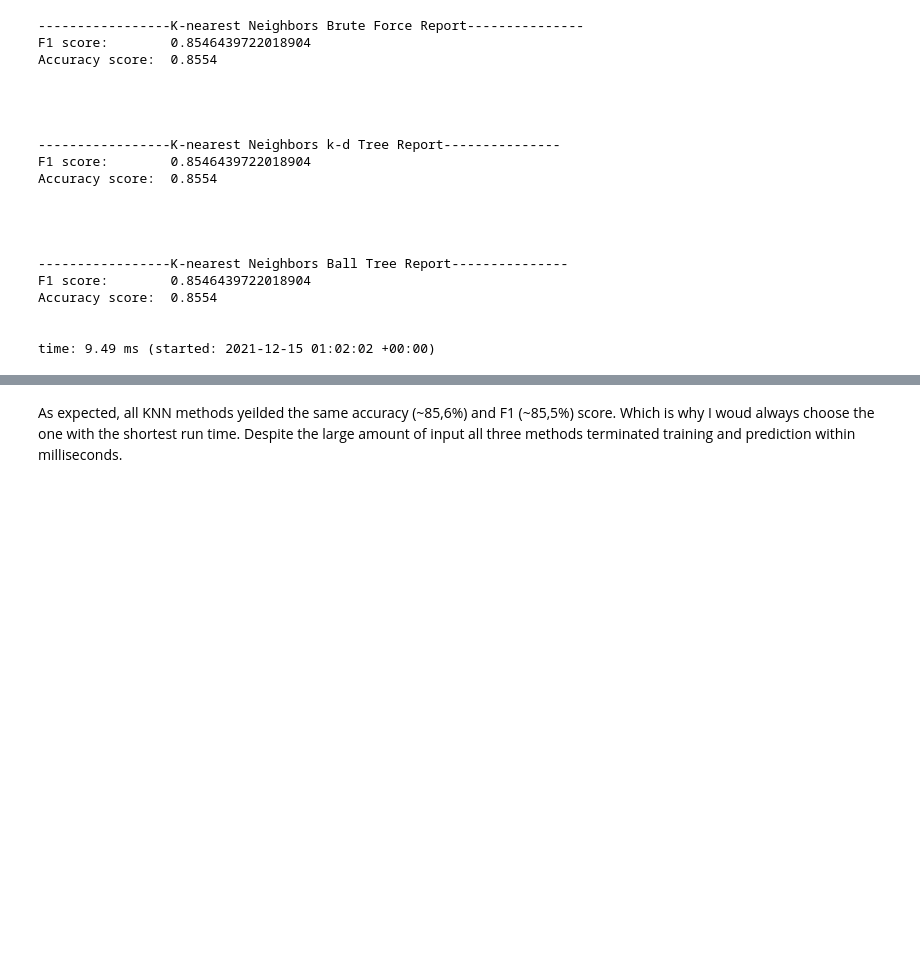
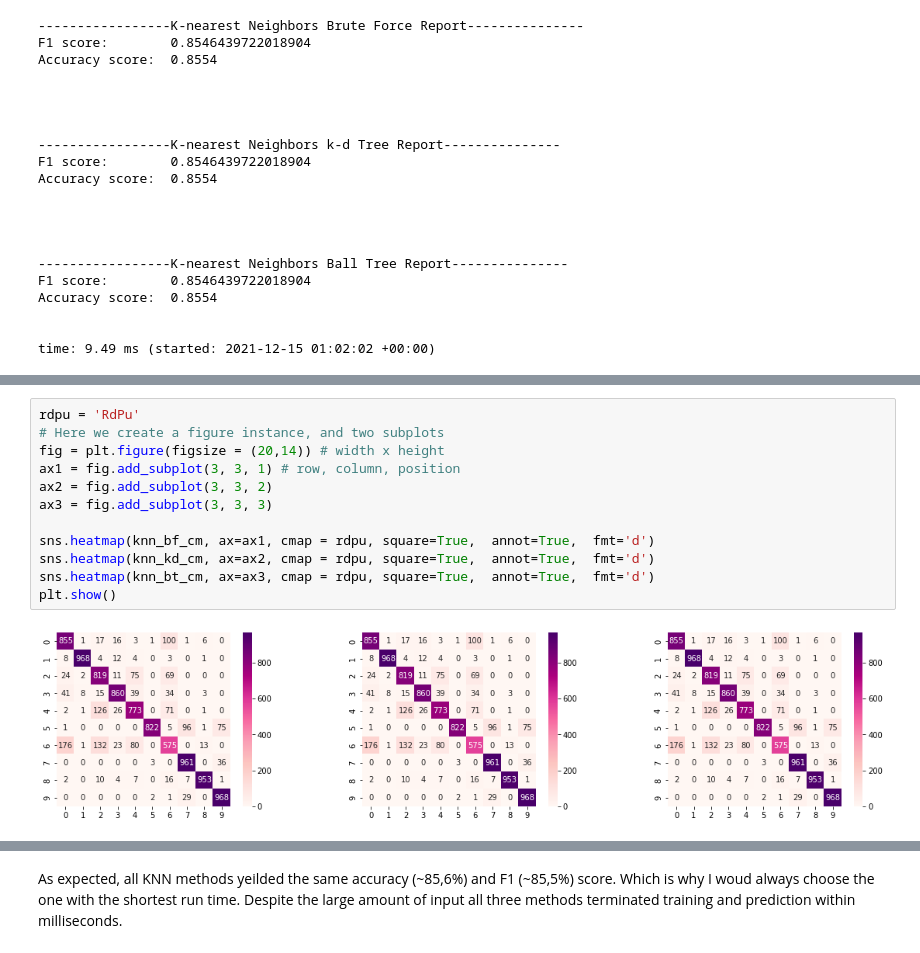
Before and after one commit to ilante/AML_91934_exam, a Jupyter notebook: Englander_AML_1_and_2.ipynb, the cells around one changed output, grey strips where cells are left out. Drawn from its saved outputs; the diff is of its cells as text; blank space fills up the shorter version.

```diff
--- a/Englander_AML_1_and_2.ipynb
+++ b/Englander_AML_1_and_2.ipynb
@@ -2055,0 +2039,14 @@ time: 9.49 ms (started: 2021-12-15 01:02:02 +00:00)
+# %%
+rdpu = 'RdPu'
+# Here we create a figure instance, and two subplots
+fig = plt.figure(figsize = (20,14)) # width x height
+ax1 = fig.add_subplot(3, 3, 1) # row, column, position
+ax2 = fig.add_subplot(3, 3, 2)
+ax3 = fig.add_subplot(3, 3, 3)
+
+sns.heatmap(knn_bf_cm, ax=ax1, cmap = rdpu, square=True,  annot=True,  fmt='d')
+sns.heatmap(knn_kd_cm, ax=ax2, cmap = rdpu, square=True,  annot=True,  fmt='d')
+sns.heatmap(knn_bt_cm, ax=ax3, cmap = rdpu, square=True,  annot=True,  fmt='d')
+plt.show()
+# %% [output]
+[figure, added]
```
Also changed, not shown: parts of 18 cells of this notebook.
